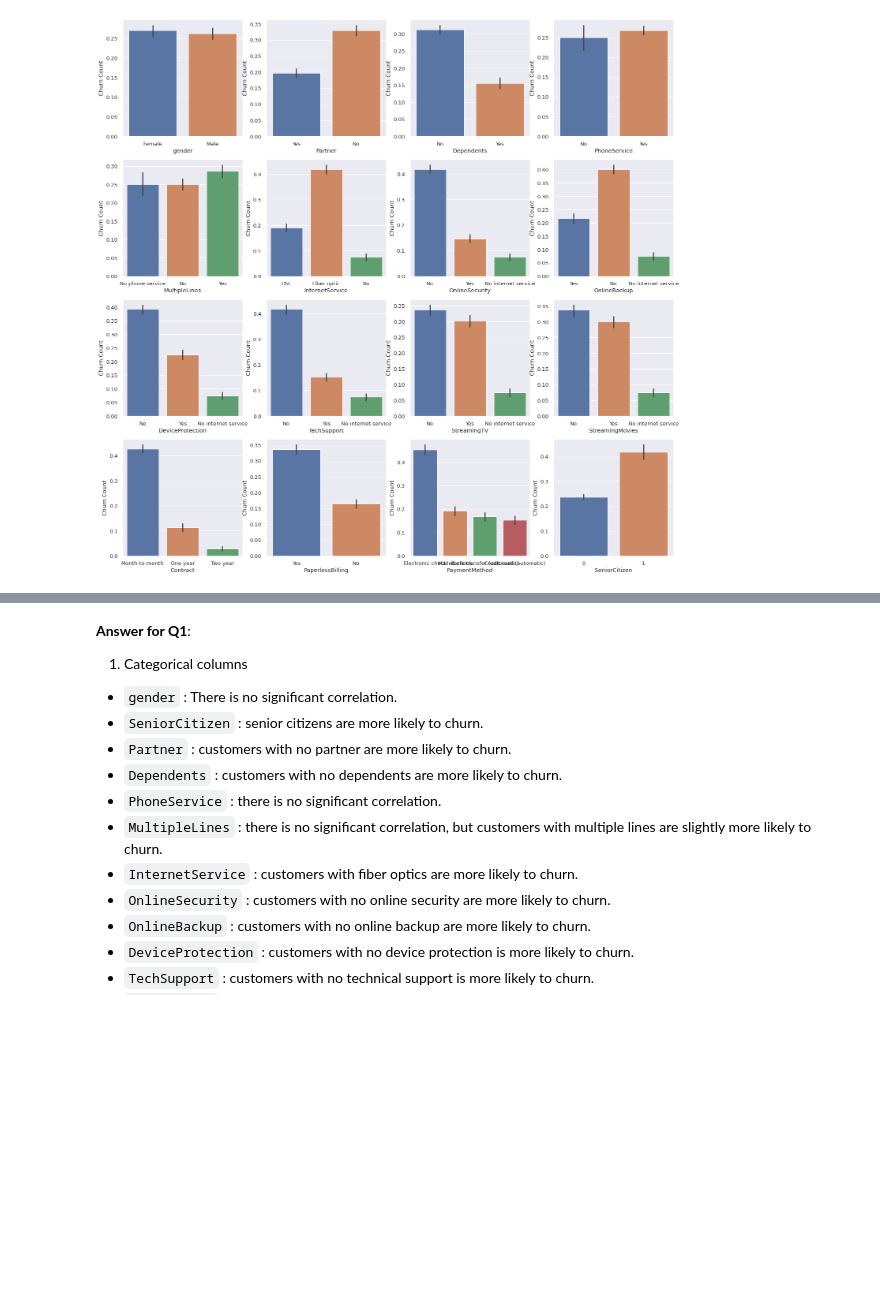
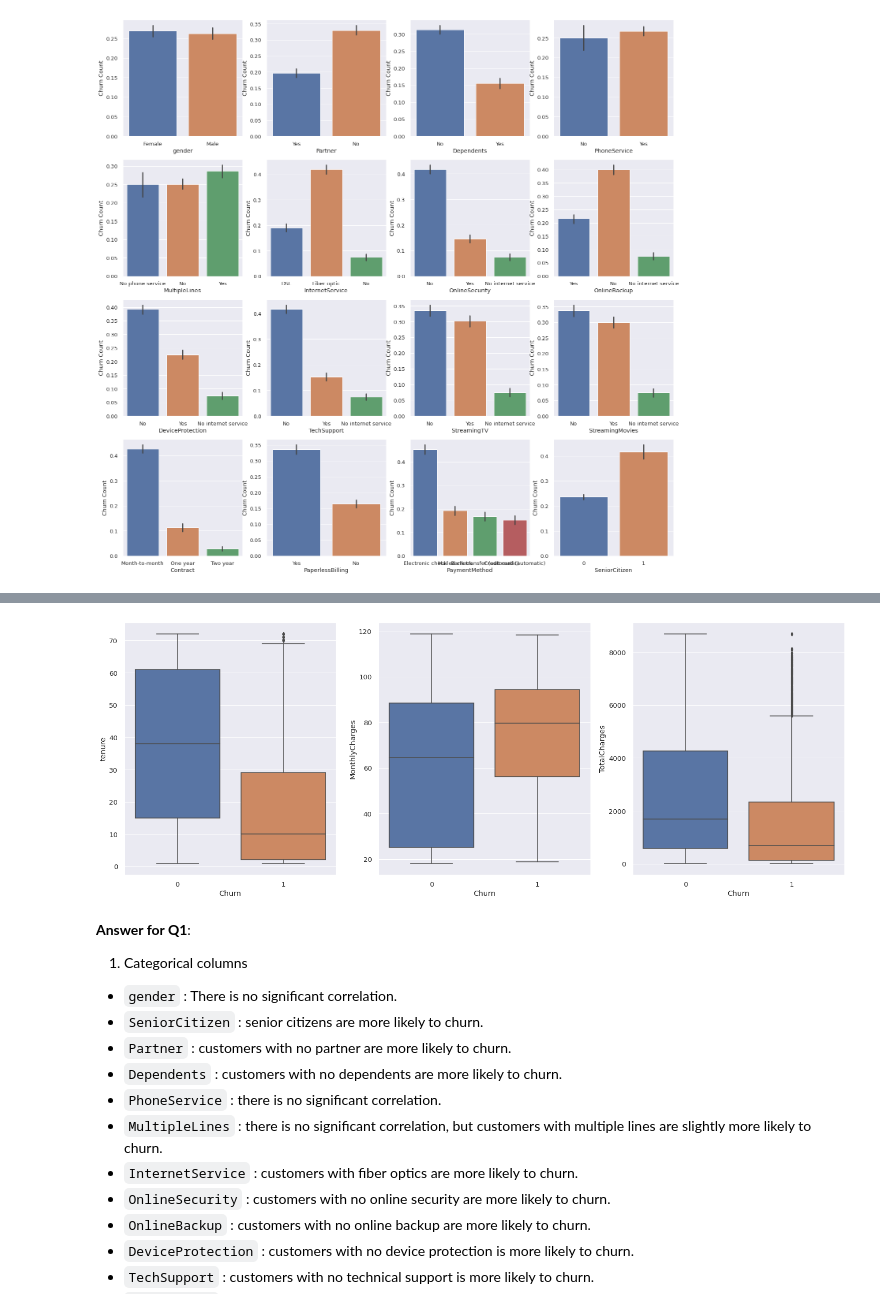
Before and after one commit to mohamedFabdrabo/Customer-Churn-Prediction, a Jupyter notebook: Classification_Mini-Project.ipynb, the cells around one changed output, grey strips where cells are left out. Cells and saved outputs as stored; diff of their text form; code cells hidden in the pictures; blank space fills up the shorter version.

```diff
--- a/Classification_Mini-Project.ipynb
+++ b/Classification_Mini-Project.ipynb
@@ -344,7 +342,7 @@ df.describe()
 sns.set(font_scale=1.2)
 plt.figure(figsize=(25, 25))
 
-for i, column in enumerate(categorical_features, 1):
+for i, column in enumerate(categorical_col, 1):
     plt.subplot(4, 4, i)
     g = sns.barplot(x=column, y='Churn', data=df)
     g.set_xticklabels(g.get_xticklabels())
@@ -360,3 +358,12 @@ sns.heatmap(df.corr(),annot = True)
+# %%
+sns.set(font_scale=1.2)
+plt.figure(figsize=(25, 9))
+for i, column in enumerate(['tenure','MonthlyCharges','TotalCharges'], 1):
+    plt.subplot(1, 3, i)
+    g = sns.boxplot(y=column, x='Churn', data=df)
+    g.set_xticklabels(g.get_xticklabels())
+# %% [output]
+[figure, added]
 # %% [markdown]
 **Answer for Q1**:
 1.   Categorical columns
```
Also changed, not shown: parts of 10 cells of this notebook.
